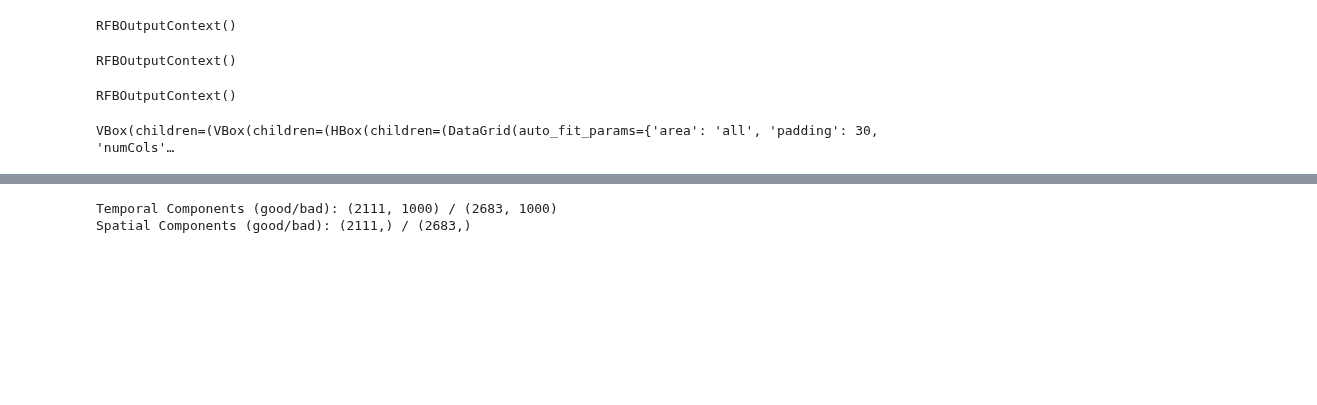
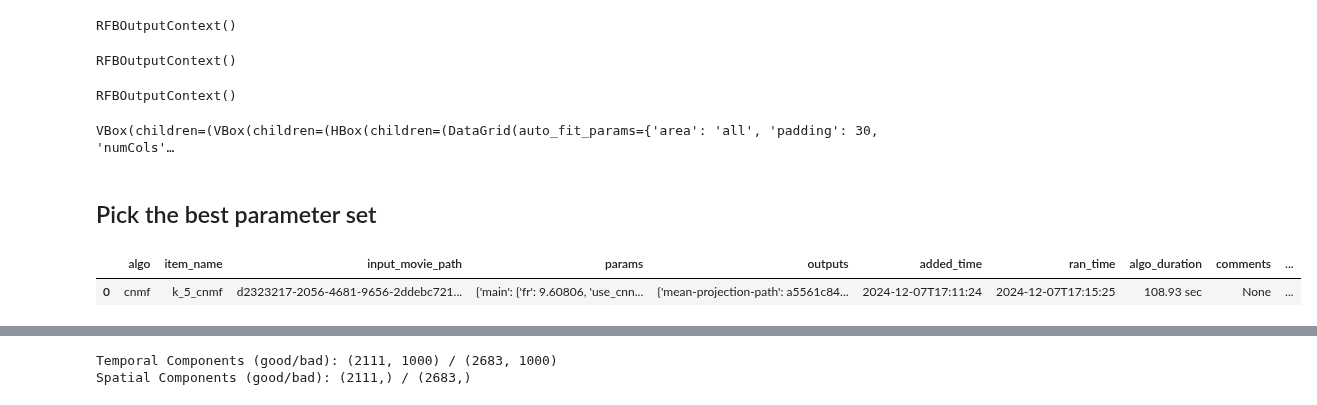
Before and after one commit to MillerBrainObservatory/LBM-CaImAn-Python, a Jupyter notebook: demos/notebooks/segmentation.ipynb, the cells around one changed output, grey strips where cells are left out. Cells and saved outputs as stored; diff of their text form; code cells hidden in the pictures; blank space fills up the shorter version.

```diff
--- a/demos/notebooks/segmentation.ipynb
+++ b/demos/notebooks/segmentation.ipynb
@@ -737,3 +741,14 @@ RFBOutputContext()
 VBox(children=(VBox(children=(HBox(children=(DataGrid(auto_fit_params={'area': 'all', 'padding': 30, 'numCols'…
 # %%
 viz.close()
+# %% [markdown]
+## Pick the best parameter set
+# %%
+rows_keep = [0]
+for i, row in cnmf_df.iterrows():
+    if i not in rows_keep:
+        cnmf_df.caiman.remove_item(row.uuid, safe_removal=False)
+cnmf_df
+# %% [output]
+|  | algo | item_name | input_movie_path | params | outputs | added_time | ran_time | algo_duration | comments | ... |
+| 0 | cnmf | k_5_cnmf | d2323217-2056-4681-9656-2ddebc721... | {'main': {'fr': 9.60806, 'use_cnn... | {'mean-projection-path': a5561c84... | 2024-12-07T17:11:24 | 2024-12-07T17:15:25 | 108.93 sec | None | ... |
```
Also changed, not shown: parts of 8 cells of this notebook.
